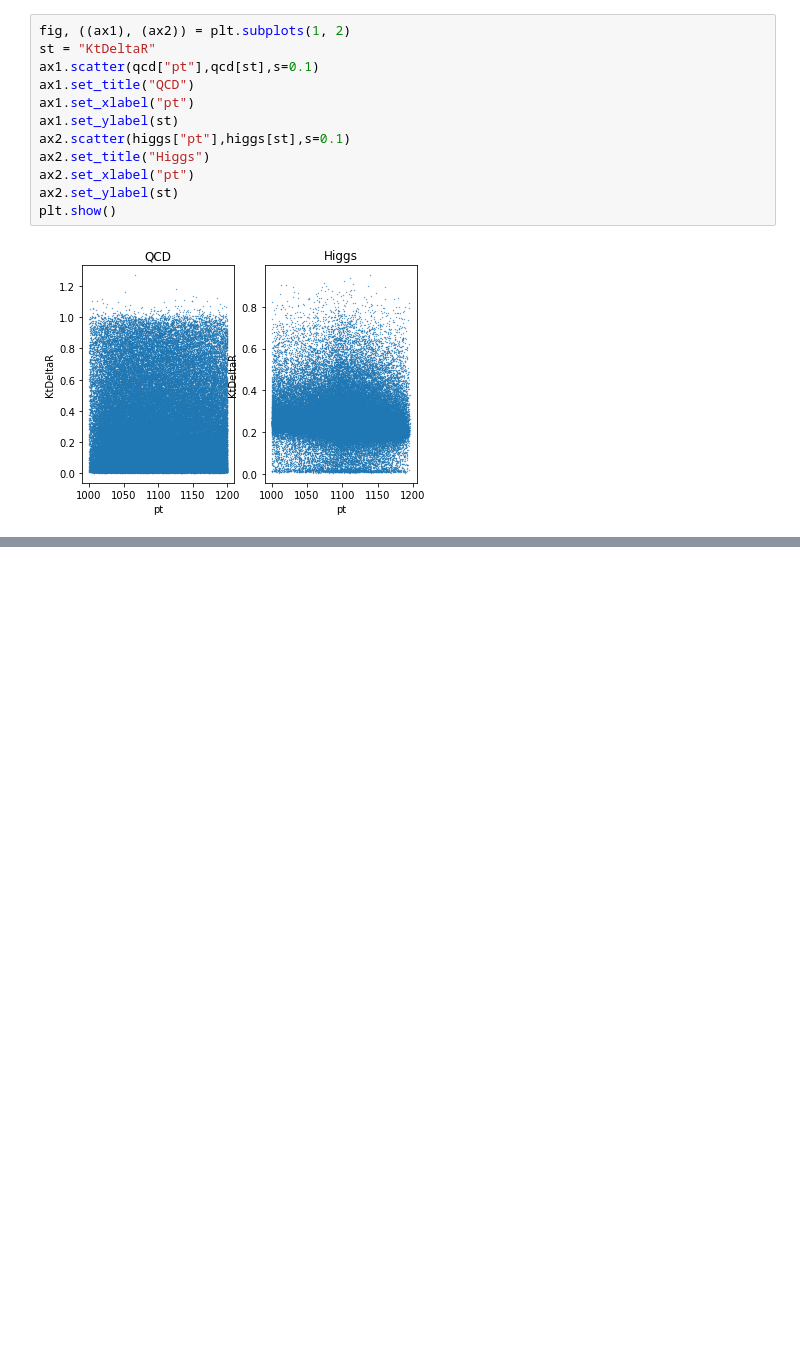
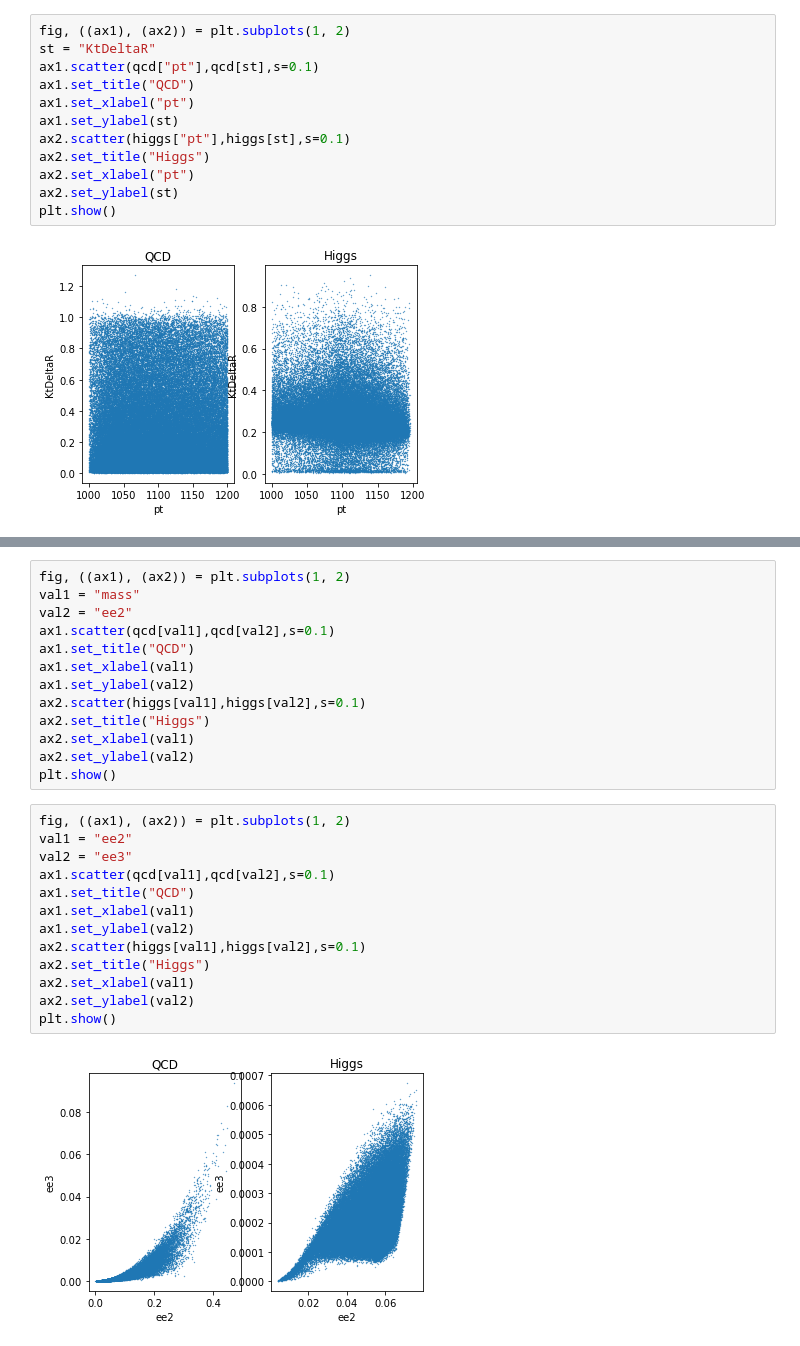
Before and after one commit to zmarucheck/Phys-434, a Jupyter notebook: Lab #5/Lab-5-Explore-Data.ipynb, the cells around one changed output, grey strips where cells are left out. Cells and saved outputs as stored; diff of their text form; blank space fills up the shorter version.

```diff
--- a/Lab #5/Lab-5-Explore-Data.ipynb
+++ b/Lab #5/Lab-5-Explore-Data.ipynb
@@ -214,0 +257,28 @@ plt.show()
+# %%
+fig, ((ax1), (ax2)) = plt.subplots(1, 2)
+val1 = "mass"
+val2 = "ee2"
+ax1.scatter(qcd[val1],qcd[val2],s=0.1)
+ax1.set_title("QCD")
+ax1.set_xlabel(val1)
+ax1.set_ylabel(val2)
+ax2.scatter(higgs[val1],higgs[val2],s=0.1)
+ax2.set_title("Higgs")
+ax2.set_xlabel(val1)
+ax2.set_ylabel(val2)
+plt.show()
+# %%
+fig, ((ax1), (ax2)) = plt.subplots(1, 2)
+val1 = "ee2"
+val2 = "ee3"
+ax1.scatter(qcd[val1],qcd[val2],s=0.1)
+ax1.set_title("QCD")
+ax1.set_xlabel(val1)
+ax1.set_ylabel(val2)
+ax2.scatter(higgs[val1],higgs[val2],s=0.1)
+ax2.set_title("Higgs")
+ax2.set_xlabel(val1)
+ax2.set_ylabel(val2)
+plt.show()
+# %% [output]
+[figure, added]
```
Also changed, not shown: parts of 9 cells of this notebook.
